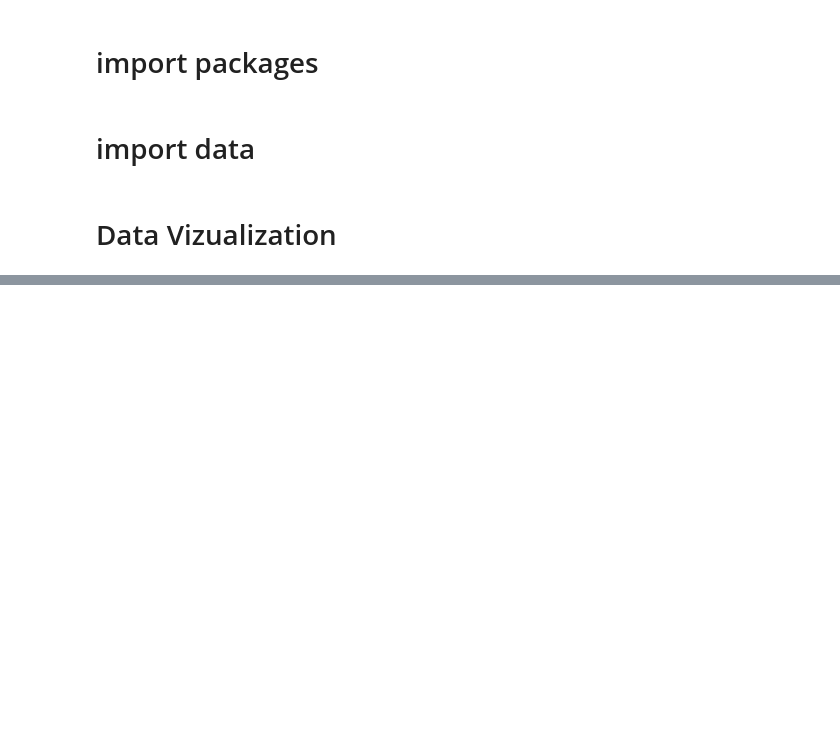
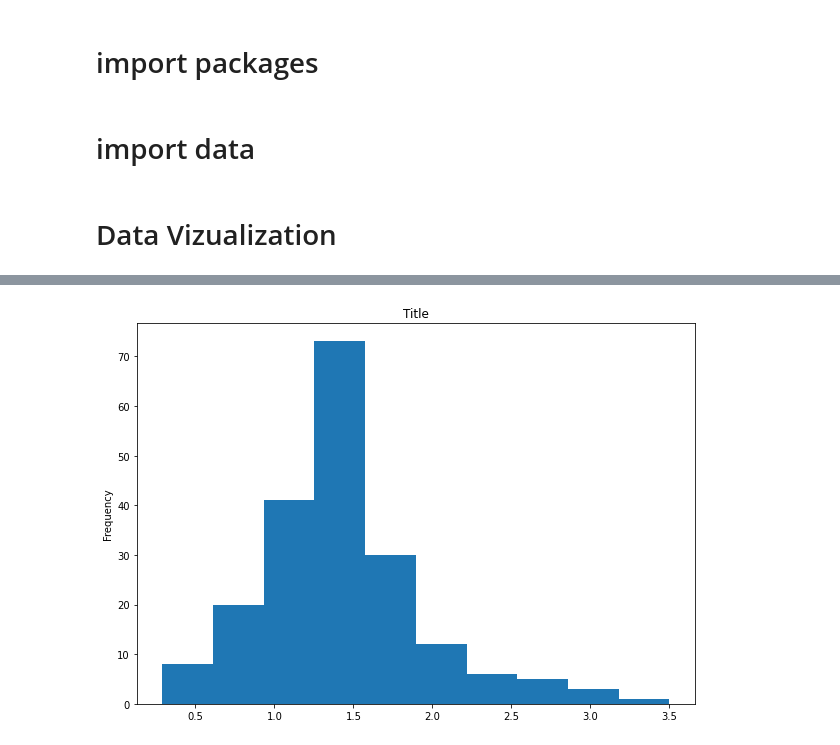
Before and after one commit to normal-Fag/Normrep, a Jupyter notebook: teStIS.ipynb, the cells around one changed output, grey strips where cells are left out. Saved outputs shown, nothing was run; the diff lists cells and outputs as text; code cells hidden in the pictures; blank space fills up the shorter version.

```diff
--- a/teStIS.ipynb
+++ b/teStIS.ipynb
@@ -84,0 +120,8 @@ Name: Class, dtype: int64
+# %%
+# data.plot(figsize=(15,8))
+ax = data[col].plot(kind='hist', figsize=(10,7))
+ax.set_title('Title')
+
+plt.show()
+# %% [output]
+[figure, added]
```
Also changed, not shown: parts of 59 cells of this notebook.
